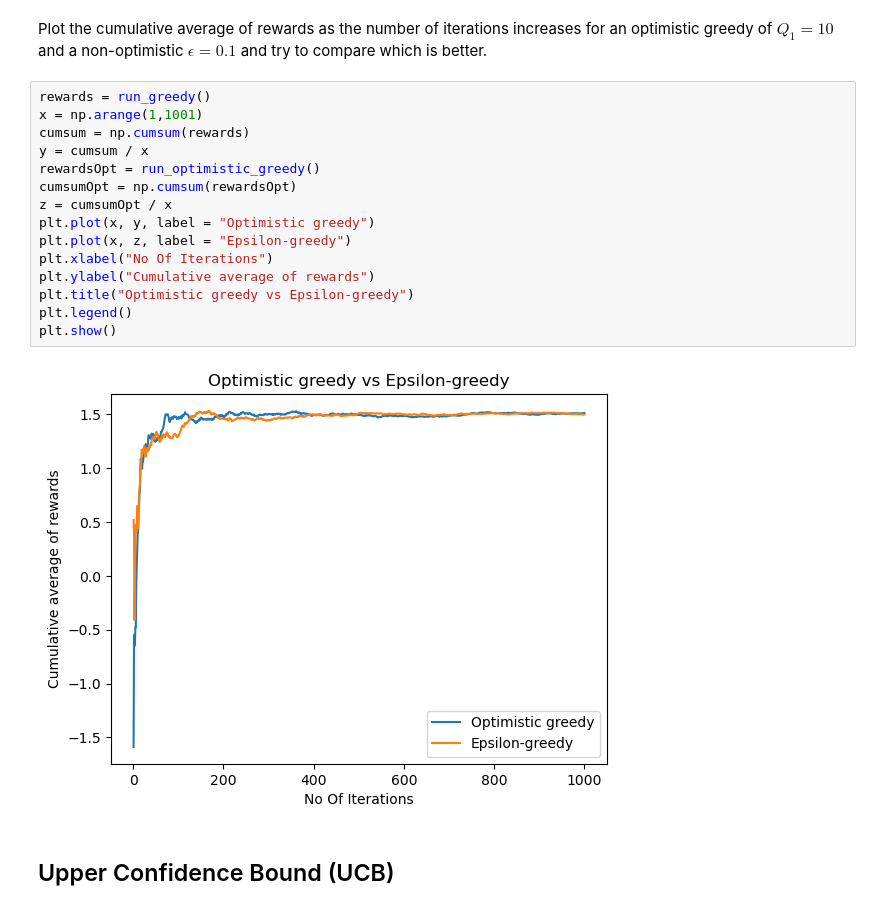
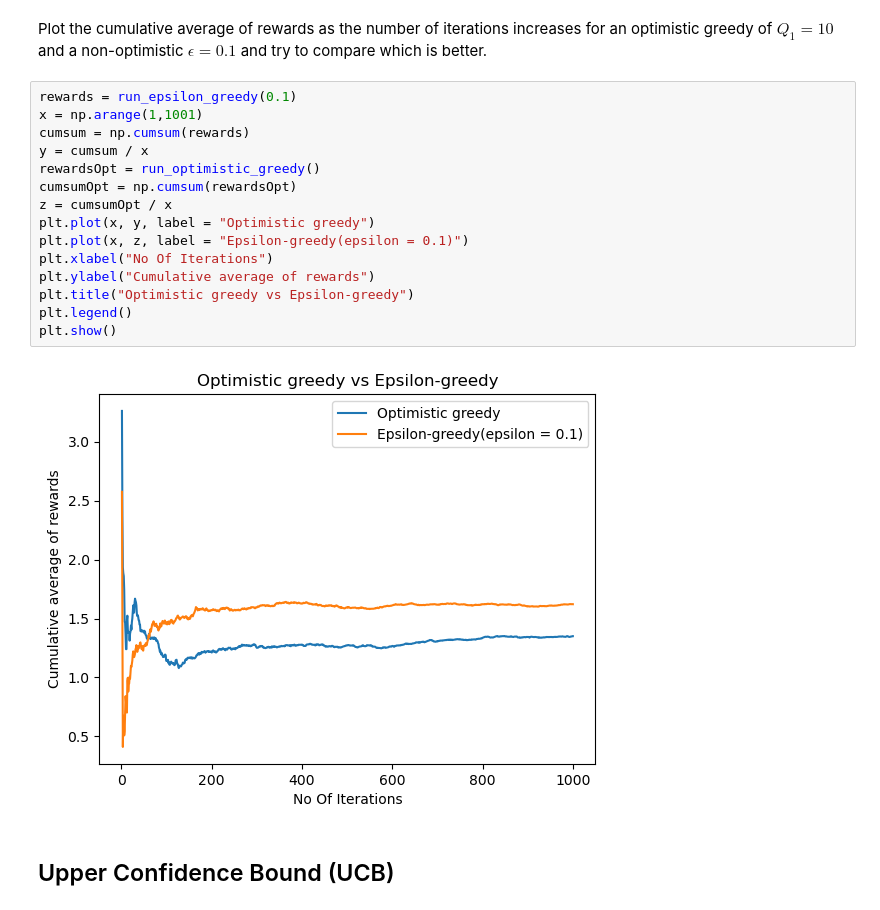
Before and after one commit to Aipom-19514/WIDS-2025-Intro-to-Reinforcement-Learning, a Jupyter notebook: Week 1/work_on_bandits_complete.ipynb, the cells around one changed output. Drawn from its saved outputs; the diff is of its cells as text.

```diff
--- a/Week 1/work_on_bandits_complete.ipynb
+++ b/Week 1/work_on_bandits_complete.ipynb
@@ -120,22 +120,22 @@ def run_optimistic_greedy():
 # %% [markdown]
 Plot the cumulative average of rewards as the number of iterations increases for an optimistic greedy of $Q_1 = 10$ and a non-optimistic $\epsilon = 0.1$ and try to compare which is better.
 # %%
-rewards = run_greedy()
+rewards = run_epsilon_greedy(0.1)
 x = np.arange(1,1001)
 cumsum = np.cumsum(rewards)
 y = cumsum / x
 rewardsOpt = run_optimistic_greedy()
 cumsumOpt = np.cumsum(rewardsOpt)
 z = cumsumOpt / x
 plt.plot(x, y, label = "Optimistic greedy")
-plt.plot(x, z, label = "Epsilon-greedy")
+plt.plot(x, z, label = "Epsilon-greedy(epsilon = 0.1)")
 plt.xlabel("No Of Iterations")
 plt.ylabel("Cumulative average of rewards")
 plt.title("Optimistic greedy vs Epsilon-greedy")
 plt.legend()
 plt.show()
 # %% [output]
-[figure, old version]
+[figure, new version]
 # %% [markdown]
 ## Upper Confidence Bound (UCB)
 # %%
```
Also changed, not shown: parts of 5 cells of this notebook.
